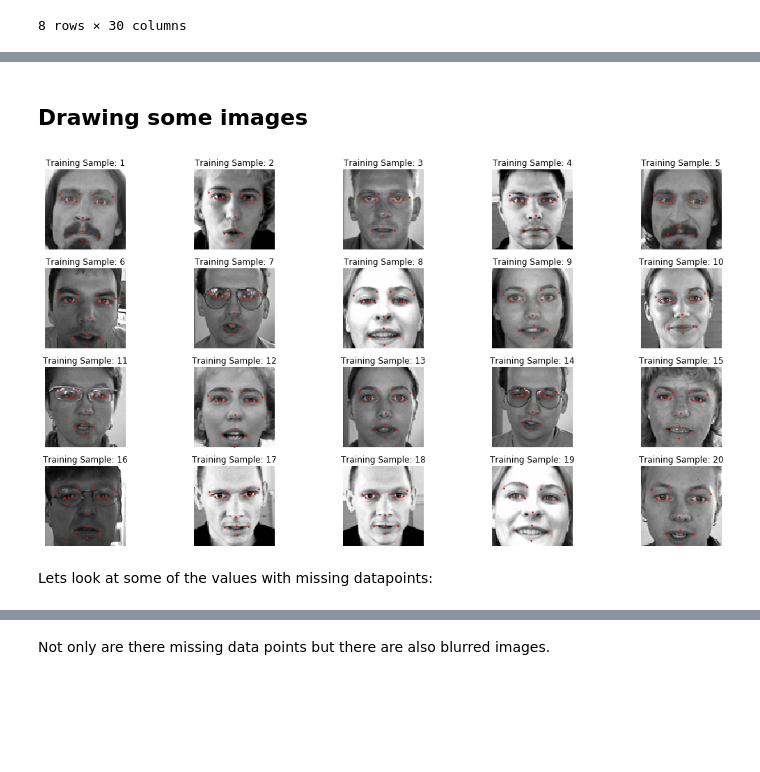
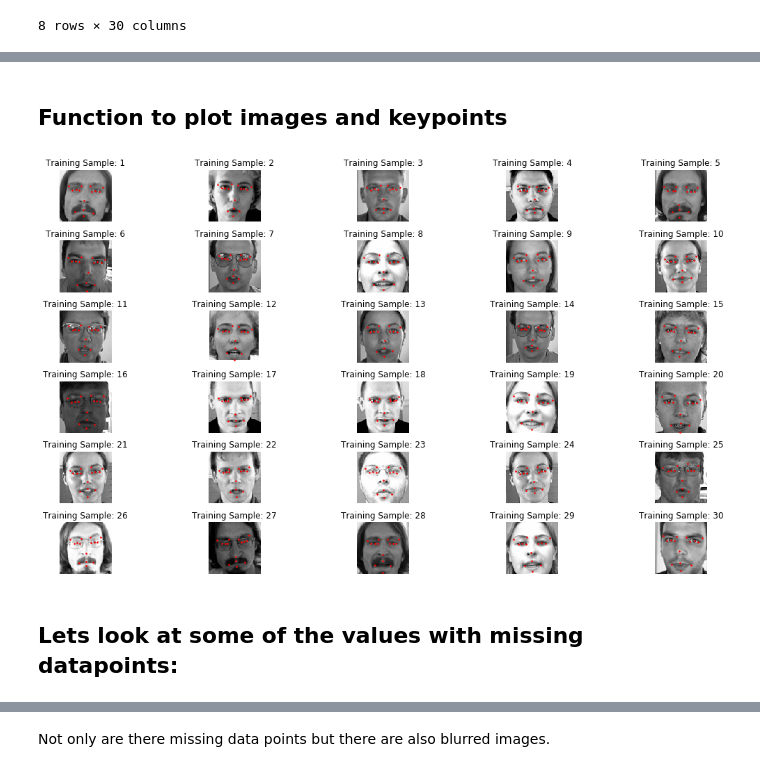
Before and after one commit to jcweaver/blackboxes, a Jupyter notebook: sp_data_exp.ipynb, the cells around one changed output, grey strips where cells are left out. Saved outputs shown, nothing was run; the diff lists cells and outputs as text; code cells hidden in the pictures; blank space fills up the shorter version.

```diff
--- a/sp_data_exp.ipynb
+++ b/sp_data_exp.ipynb
@@ -144,5 +113,5 @@ train_data
-# %% [markdown]
-## Drawing some images
+# %% [markdown]
+## Function to plot images and keypoints
 # %%
 def plot_img(data, indexes, columns=5, points=1):
 
@@ -171,11 +140,11 @@ def plot_img(data, indexes, columns=5, points=1):
 
     return
 # %%
-plot_img(train_data, range(20))
+plot_img(train_data, range(30))
 # %% [output]
-[figure, old version]
+[figure, new version]
 # %% [markdown]
-Lets look at some of the values with missing datapoints:
+## Lets look at some of the values with missing datapoints:
 # %%
 indexes = np.random.choice(train_data[train_data.isnull().any(axis=1)].index, 10)
 plot_img(train_data, indexes)
```
Also changed, not shown: parts of 4 cells of this notebook, 4 other files.
